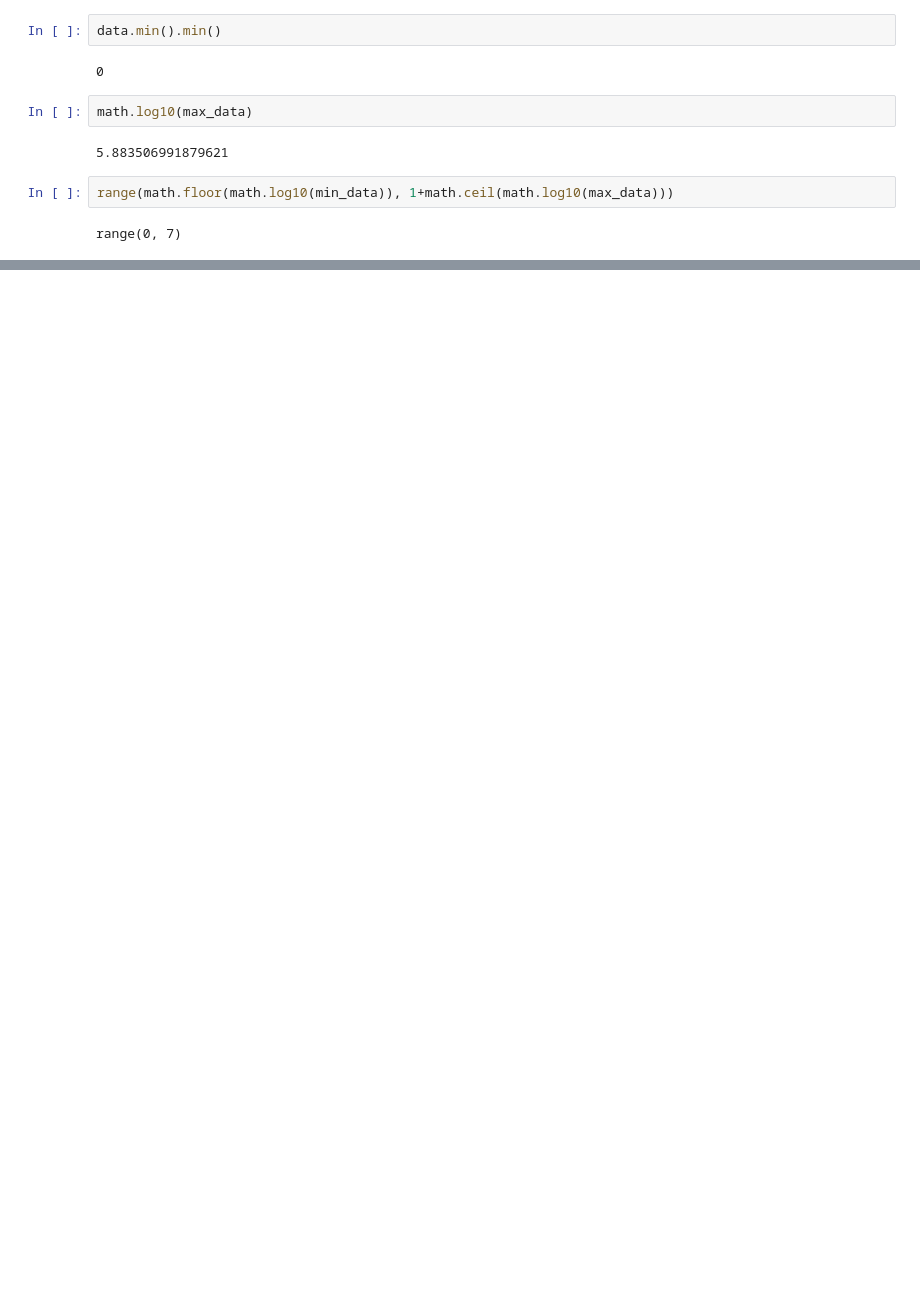
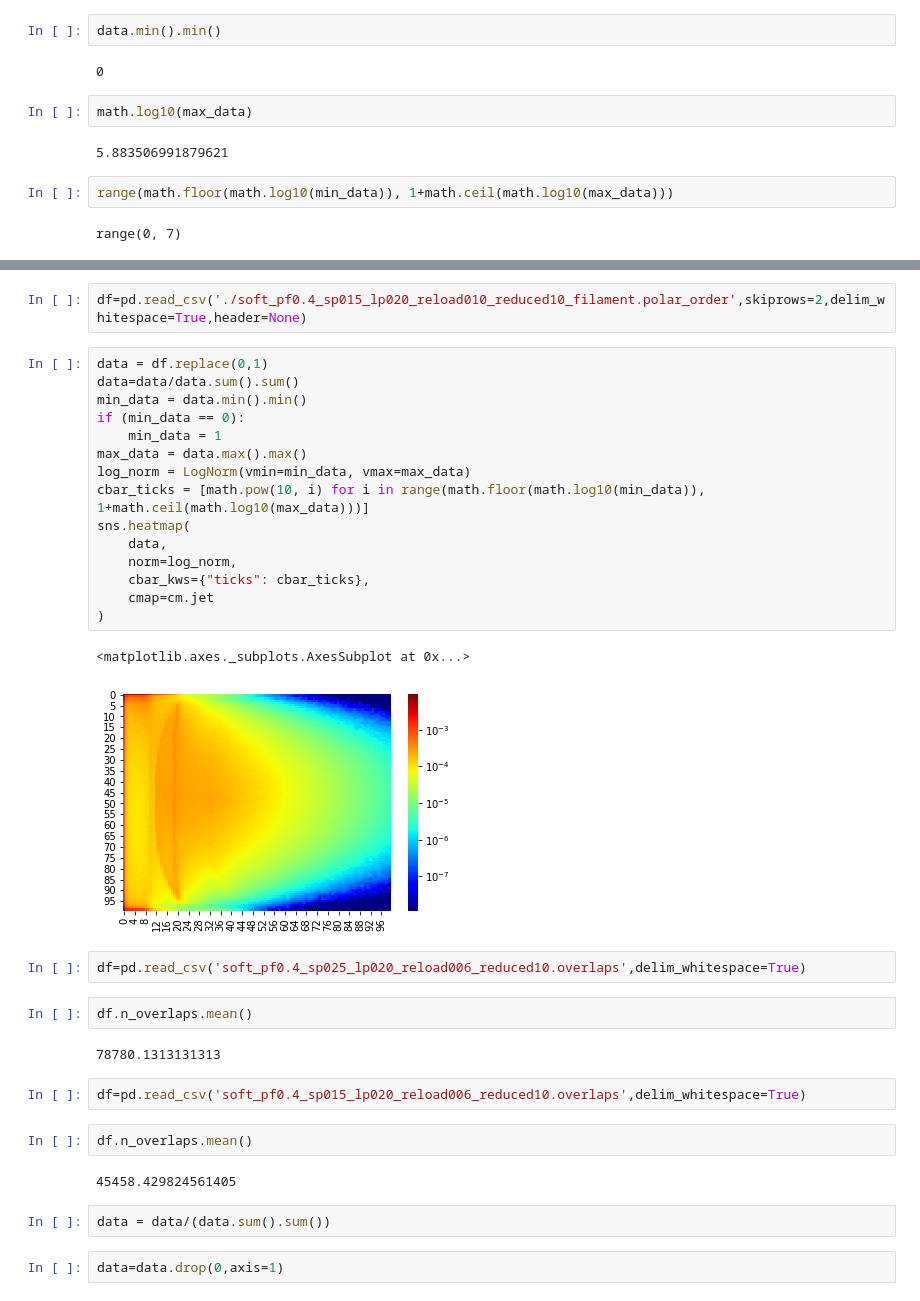
Before and after one commit to jeffmm/simcore, a Jupyter notebook: scripts/polarOrder.ipynb, the cells around one changed output, grey strips where cells are left out. Saved outputs shown, nothing was run; the diff lists cells and outputs as text; blank space fills up the shorter version.

```diff
--- a/scripts/polarOrder.ipynb
+++ b/scripts/polarOrder.ipynb
@@ -64,0 +63,36 @@ range(0, 7)
+# %%
+df=pd.read_csv('./soft_pf0.4_sp015_lp020_reload010_reduced10_filament.polar_order',skiprows=2,delim_whitespace=True,header=None)
+# %%
+data = df.replace(0,1)
+data=data/data.sum().sum()
+min_data = data.min().min()
+if (min_data == 0):
+    min_data = 1
+max_data = data.max().max()
+log_norm = LogNorm(vmin=min_data, vmax=max_data)
+cbar_ticks = [math.pow(10, i) for i in range(math.floor(math.log10(min_data)), 1+math.ceil(math.log10(max_data)))]
+sns.heatmap(
+    data,
+    norm=log_norm,
+    cbar_kws={"ticks": cbar_ticks},
+    cmap=cm.jet
+)
+# %% [output]
+<matplotlib.axes._subplots.AxesSubplot at 0x...>
+[figure, added]
+# %%
+df=pd.read_csv('soft_pf0.4_sp025_lp020_reload006_reduced10.overlaps',delim_whitespace=True)
+# %%
+df.n_overlaps.mean()
+# %% [output]
+78780.1313131313
+# %%
+df=pd.read_csv('soft_pf0.4_sp015_lp020_reload006_reduced10.overlaps',delim_whitespace=True)
+# %%
+df.n_overlaps.mean()
+# %% [output]
+45458.429824561405
+# %%
+data = data/(data.sum().sum())
+# %%
+data=data.drop(0,axis=1)
```
Also changed, not shown: parts of 7 cells of this notebook, 1 other file.
